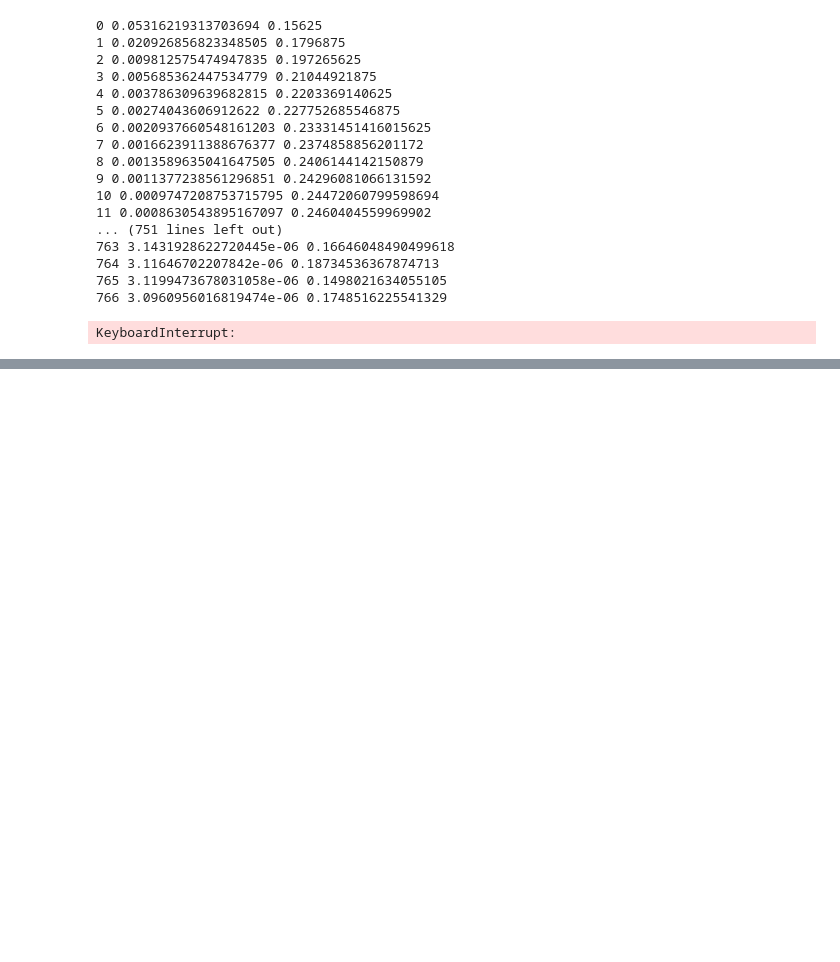
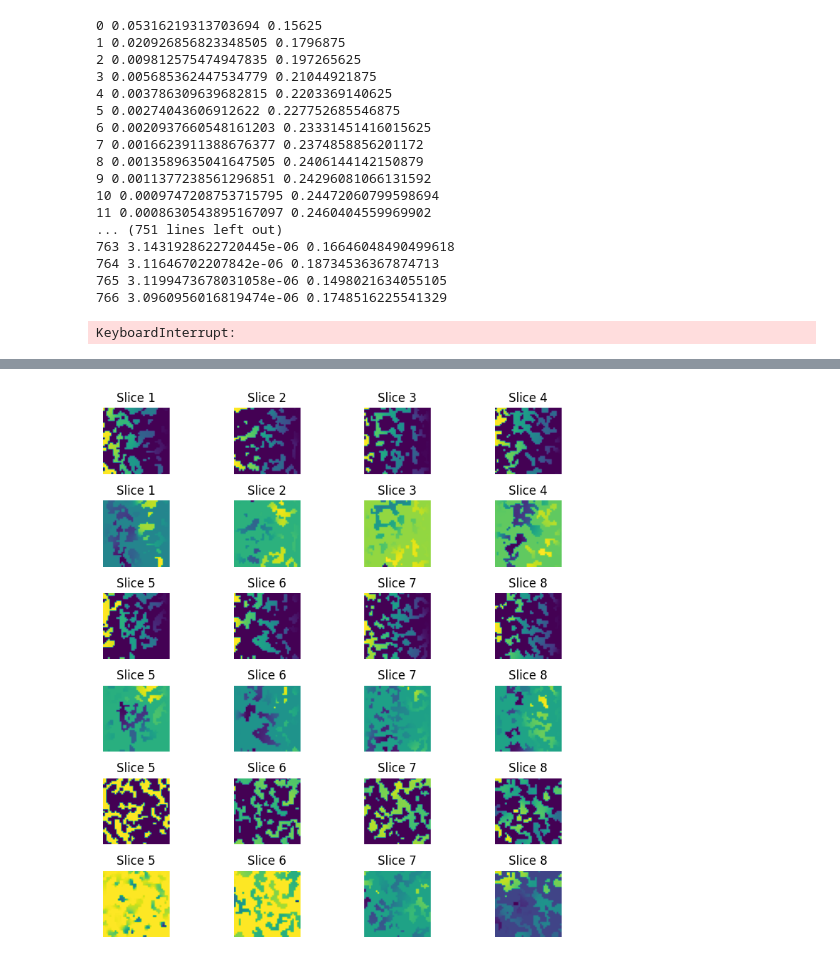
Before and after one commit to Arenhart/PyFlowSolver, a Jupyter notebook: notebooks/large_image_test.ipynb, the cells around one changed output, grey strips where cells are left out. Saved outputs shown, nothing was run; the diff lists cells and outputs as text; code cells hidden in the pictures; blank space fills up the shorter version.

```diff
--- a/notebooks/large_image_test.ipynb
+++ b/notebooks/large_image_test.ipynb
@@ -330,0 +393,43 @@ for i in range(1000):
+# %%
+sparse_solution = -ravel_results(con_vol_40, X0)
+# %%
+import matplotlib.pyplot as plt
+
+num_slices = sparse_solution.shape[2]
+fig, axs = plt.subplots(6, 4, figsize=(8, 8))
+
+for i in range(num_slices//10):
+    slice_2d = sparse_solution[i*10, :, :]
+    axs[0,i].imshow(slice_2d, cmap='viridis', origin='upper')
+    axs[0,i].set_title(f'Slice {i + 1}')
+    axs[0,i].axis('off')  # Turn off axis for better visualization
+
+    slice_2d = sparse_solution[i*10, :, :] - pressure_field[i*10, :, :]
+    axs[1,i].imshow(slice_2d, cmap='viridis', origin='upper')
+    axs[1,i].set_title(f'Slice {i + 1}')
+    axs[1,i].axis('off')  # Turn off axis for better visualization
+
+    slice_2d = sparse_solution[:, i*10, :]
+    axs[2,i].imshow(slice_2d, cmap='viridis', origin='upper')
+    axs[2,i].set_title(f'Slice {i + 1 + 4}')
+    axs[2,i].axis('off')  # Turn off axis for better visualization
+
+    slice_2d = sparse_solution[:, i*10, :]  - pressure_field[:, i*10, :]
+    axs[3,i].imshow(slice_2d, cmap='viridis', origin='upper')
+    axs[3,i].set_title(f'Slice {i + 1 + 4}')
+    axs[3,i].axis('off')  # Turn off axis for better visualization
+
+    slice_2d = sparse_solution[:, :, i*10]
+    axs[4,i].imshow(slice_2d, cmap='viridis', origin='upper')
+    axs[4,i].set_title(f'Slice {i + 1 + 4}')
+    axs[4,i].axis('off')  # Turn off axis for better visualization
+
+    slice_2d = sparse_solution[:, :, i*10] - pressure_field[:, :, i*10]
+    axs[5,i].imshow(slice_2d, cmap='viridis', origin='upper')
+    axs[5,i].set_title(f'Slice {i + 1 + 4}')
+    axs[5,i].axis('off')  # Turn off axis for better visualization
+
+plt.tight_layout()
+plt.show()
+# %% [output]
+[figure, added]
```
Also changed, not shown: parts of 17 cells of this notebook, 8 other files.
